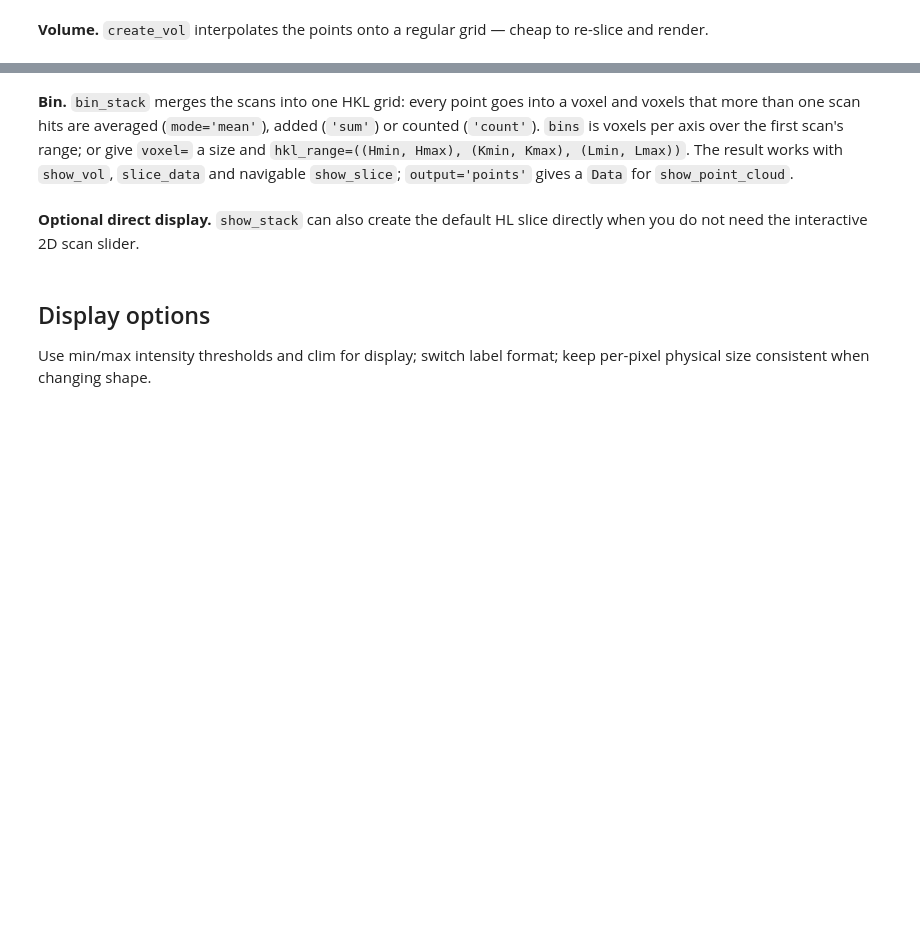
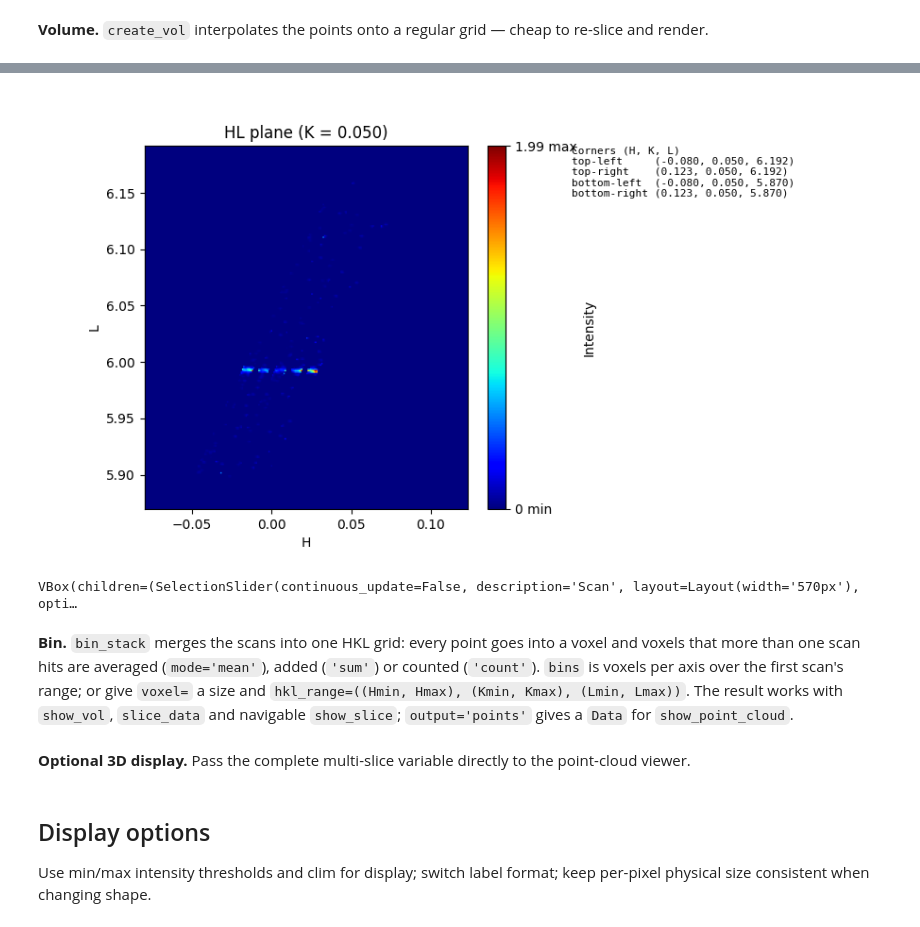
Before and after one commit to AdvancedPhotonSource/DashPVA, a Jupyter notebook: notebooks/DashAnalysis_Quickstart.ipynb, the cells around one changed output, grey strips where cells are left out. Cells and saved outputs as stored; diff of their text form; code cells hidden in the pictures; blank space fills up the shorter version.

```diff
--- a/notebooks/DashAnalysis_Quickstart.ipynb
+++ b/notebooks/DashAnalysis_Quickstart.ipynb
@@ -364,3 +392,27 @@ da.show_stack(stack_slices, view='3d', cmap='jet')
+# %%
+# Only the first 16 files, so slicing stays fast
+scan_data = da.load_data(foldername, file_range=(0, 16), cache=False)
+
+# Create and show the initial HL slice from the first scan.
+sl_first = da.slice_data(scan_data[0], hkl='HL', shape=(256, 256), show=False)
+da.show_slice(sl_first, cmap='jet')
+
+# Reuse that slice plane across every loaded scan.
+multi_slices = da.show_slice(
+    sl_first,             # plane reused for every loaded scan
+    navigate=True,        # add the scan navigator
+    return_slice=True,    # return the slices as data
+    cmap='jet',           # optional display setting
+)
+
+# Combine and display all slices in 3D at their real H/K/L coordinates.
+da.show_point_cloud(multi_slices, cmap='jet')
+
+# Use an index only to inspect one scan's slice in 2D.
+# da.show_slice(multi_slices[0], cmap='jet')
+# %% [output]
+[figure, added]
+VBox(children=(SelectionSlider(continuous_update=False, description='Scan', layout=Layout(width='570px'), opti…
 # %% [markdown]
 **Bin.** `bin_stack` merges the scans into one HKL grid: every point goes into a voxel and voxels that more than one scan hits are averaged (`mode='mean'`), added (`'sum'`) or counted (`'count'`). `bins` is voxels per axis over the first scan's range; or give `voxel=` a size and `hkl_range=((Hmin, Hmax), (Kmin, Kmax), (Lmin, Lmax))`. The result works with `show_vol`, `slice_data` and navigable `show_slice`; `output='points'` gives a `Data` for `show_point_cloud`.
 # %%
@@ -375,6 +427,6 @@ da.show_vol(vol_stack, cmap='jet')
 # As points, with the draggable 3D slice plane
 # merged = da.bin_stack(bins=200, output='points')
 # da.show_point_cloud(merged, cmap='jet', point_size=3, slice_plane=True)
-# %% [markdown]
-**Optional direct display.** `show_stack` can also create the default HL slice directly when you do not need the interactive 2D scan slider.
+# %% [markdown]
+**Optional 3D display.** Pass the complete multi-slice variable directly to the point-cloud viewer.
 # %%
```
Also changed, not shown: parts of 24 cells of this notebook.
